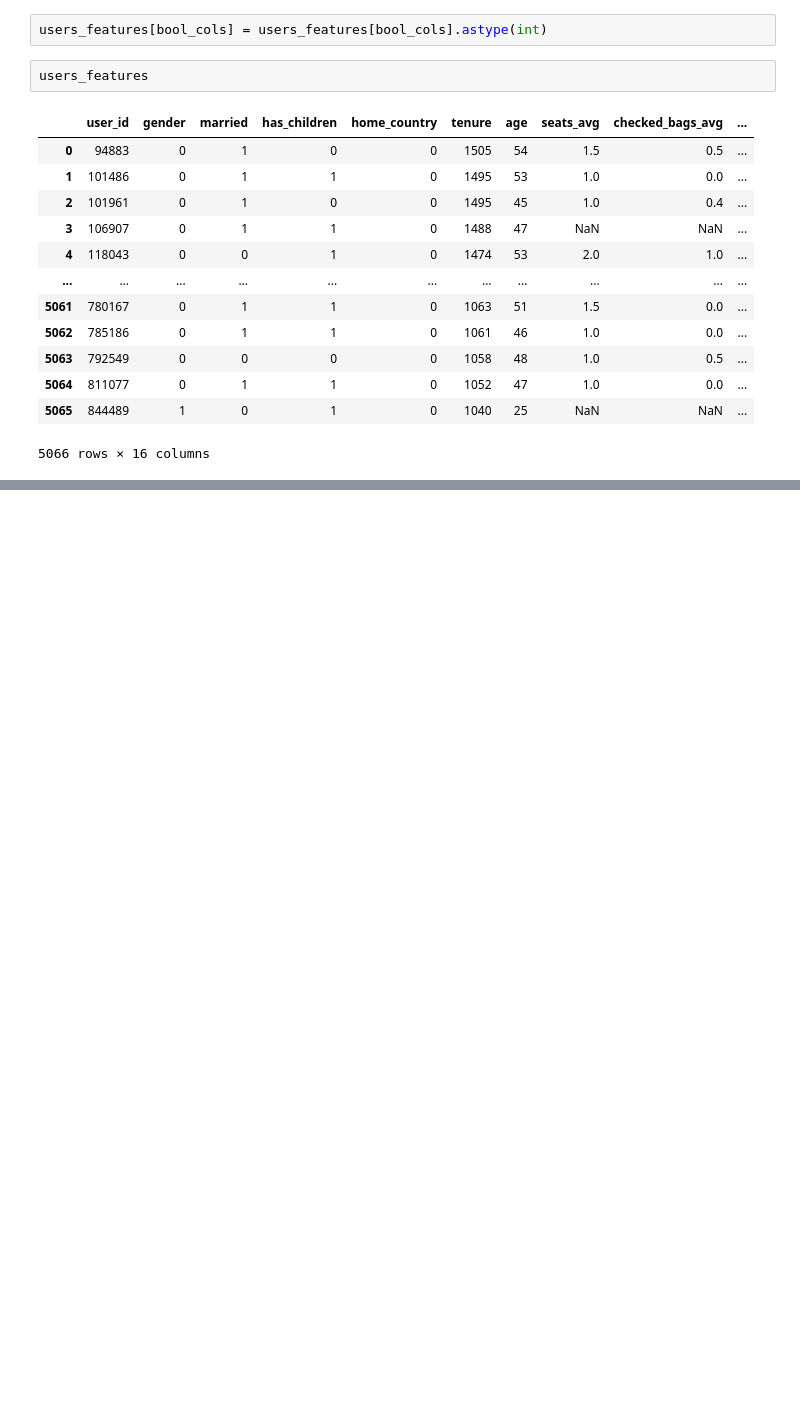
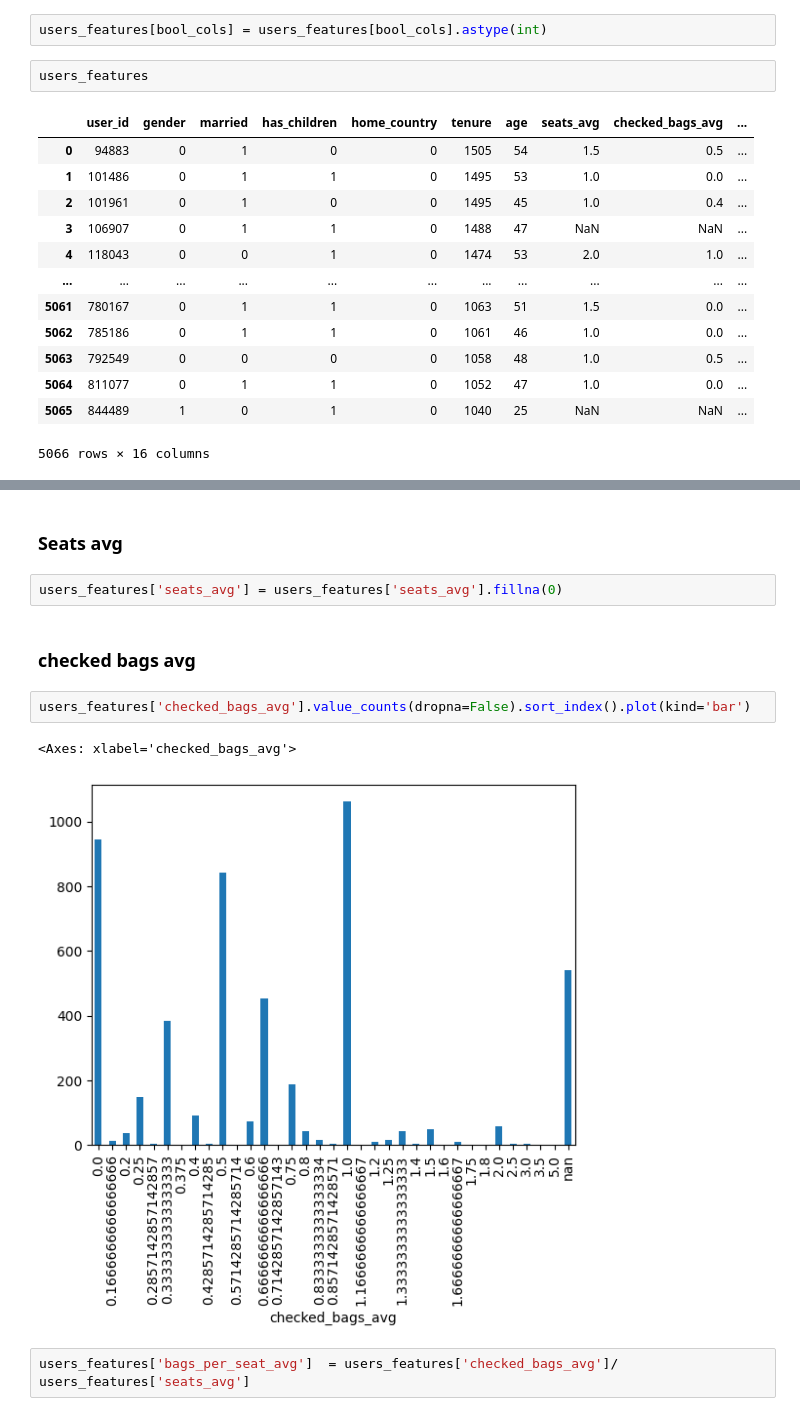
Before and after one commit to anuar-masterschool/TravelTide_Mar, a Jupyter notebook: 4_ml_clustering.ipynb, the cells around one changed output, grey strips where cells are left out. Cells and saved outputs as stored; diff of their text form; blank space fills up the shorter version.

```diff
--- a/4_ml_clustering.ipynb
+++ b/4_ml_clustering.ipynb
@@ -71,0 +98,13 @@ users_features
+# %% [markdown]
+### Seats avg
+# %%
+users_features['seats_avg'] = users_features['seats_avg'].fillna(0)
+# %% [markdown]
+### checked bags avg
+# %%
+users_features['checked_bags_avg'].value_counts(dropna=False).sort_index().plot(kind='bar')
+# %% [output]
+<Axes: xlabel='checked_bags_avg'>
+[figure, added]
+# %%
+users_features['bags_per_seat_avg']  = users_features['checked_bags_avg']/ users_features['seats_avg']
```
Also changed, not shown: parts of 19 cells of this notebook.
